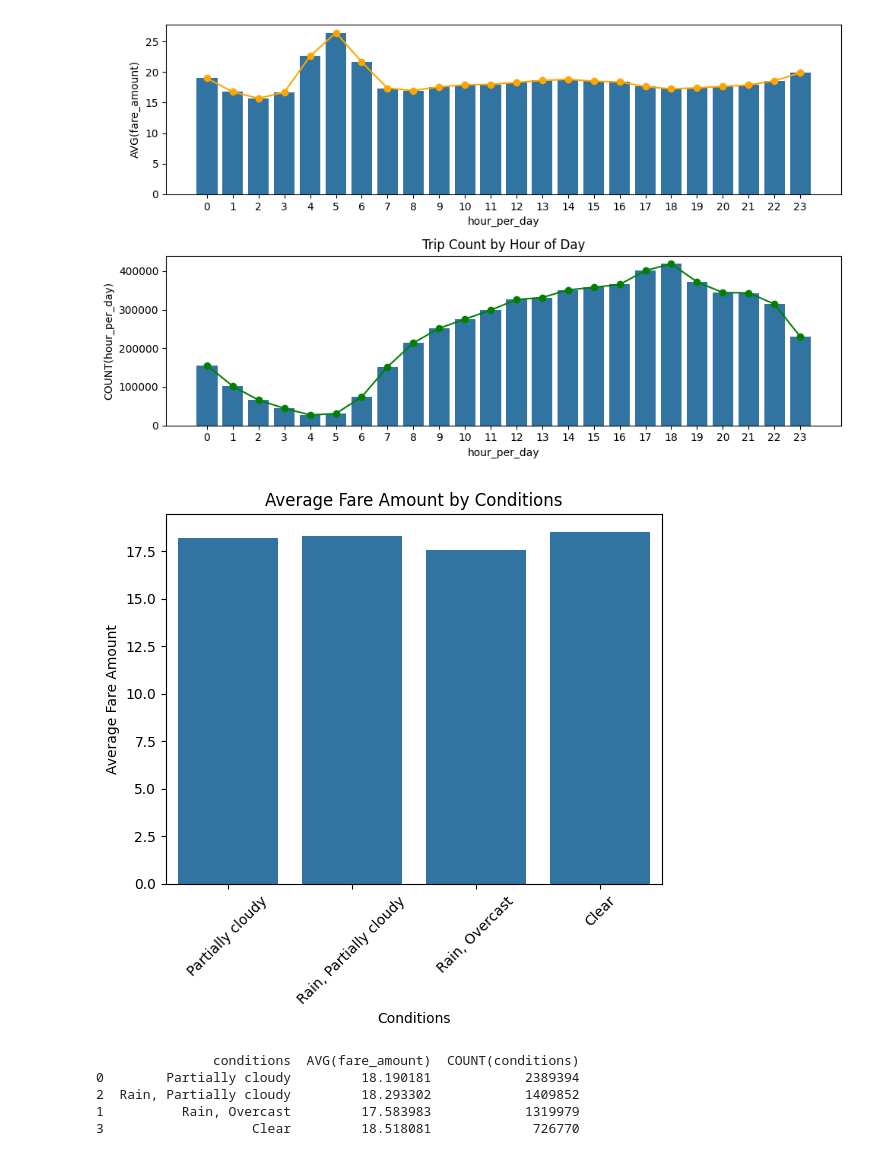
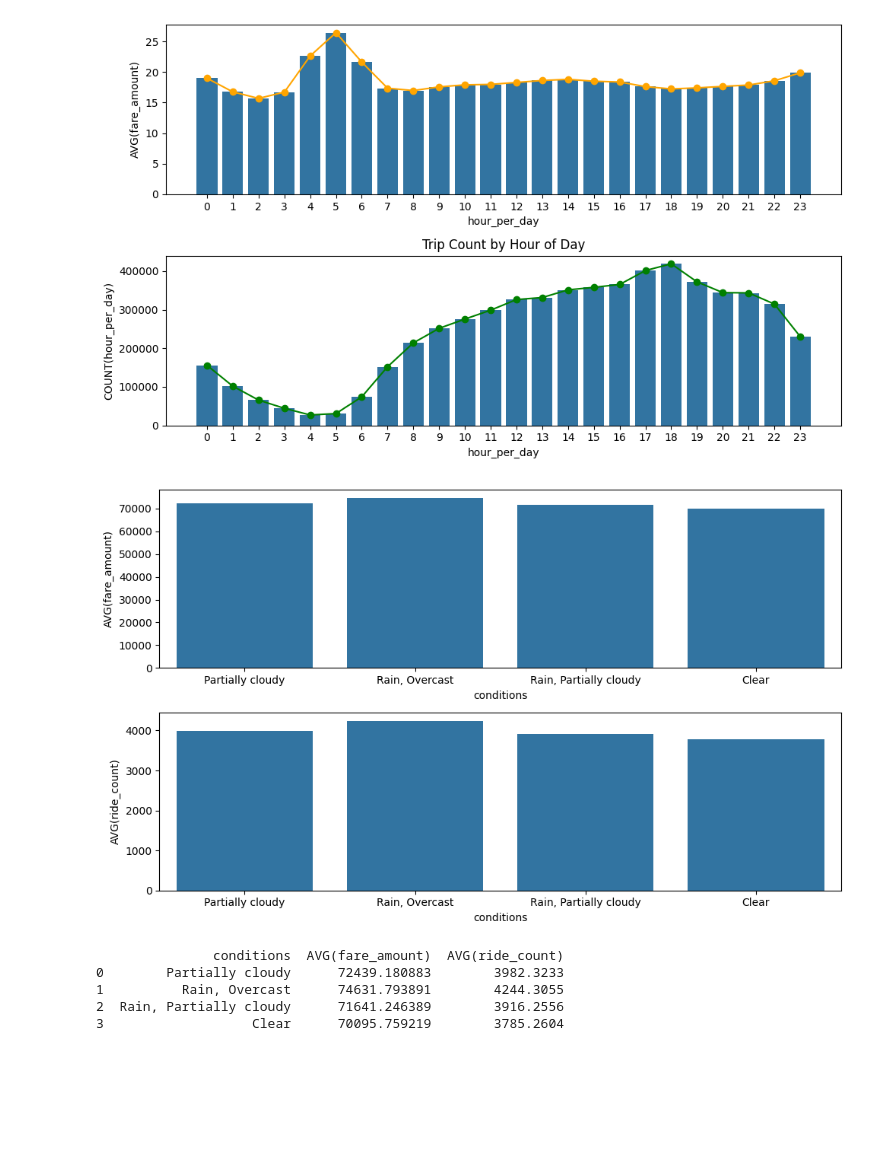
Before and after one commit to matthewviray/nyc-taxi-demand-revenue-ml, a Jupyter notebook: taxi.ipynb, the cells around one changed output. Drawn from its saved outputs; the diff is of its cells as text; code cells hidden in the pictures; blank space fills up the shorter version.

Commit message:
Finished visual analysis and started on ml models

```diff
--- a/taxi.ipynb
+++ b/taxi.ipynb
@@ -267,21 +271,25 @@ plt.tight_layout()
 # %%
 # condition vs average fare amount
 condition_query = """
-SELECT conditions, AVG(fare_amount),COUNT(conditions) FROM nyc_taxi.yellow_taxi_clean GROUP BY conditions;
+SELECT conditions, AVG(fare_amount), AVG(ride_count) FROM (SELECT pickup_date , HOUR(tpep_pickup_datetime) as hour_of_day, conditions, COUNT(*) AS ride_count, SUM(fare_amount) AS fare_amount
+FROM nyc_taxi.yellow_taxi_clean GROUP BY pickup_date , HOUR(tpep_pickup_datetime),conditions) AS hour_taxi
+GROUP BY conditions;
 """
 condition_fare = pd.read_sql(condition_query, db_connection)
-condition_fare = condition_fare.sort_values(by='COUNT(conditions)', ascending=False)
-sns.barplot(data=condition_fare, x='conditions', y='AVG(fare_amount)')
-plt.title('Average Fare Amount by Conditions')
-plt.xlabel('Conditions')
-plt.ylabel('Average Fare Amount')
-plt.xticks(rotation=45)
+
+fig, axes = plt.subplots(2,1, figsize=(10, 6))
+sns.barplot(data=condition_fare, x='conditions', y='AVG(fare_amount)', ax=axes[0])
+
+sns.barplot(data=condition_fare, x='conditions', y='AVG(ride_count)', ax=axes[1])
+
+plt.tight_layout()
 plt.show()
+
 print(condition_fare)
 # %% [output]
-[figure, old version]
+[figure, new version]
-               conditions  AVG(fare_amount)  COUNT(conditions)
-0        Partially cloudy         18.190181            2389394
-2  Rain, Partially cloudy         18.293302            1409852
-1          Rain, Overcast         17.583983            1319979
-3                   Clear         18.518081             726770
+               conditions  AVG(fare_amount)  AVG(ride_count)
+0        Partially cloudy      72439.180883        3982.3233
+1          Rain, Overcast      74631.793891        4244.3055
+2  Rain, Partially cloudy      71641.246389        3916.2556
+3                   Clear      70095.759219        3785.2604
```
Also changed, not shown: parts of 10 cells of this notebook, 2 other files.
